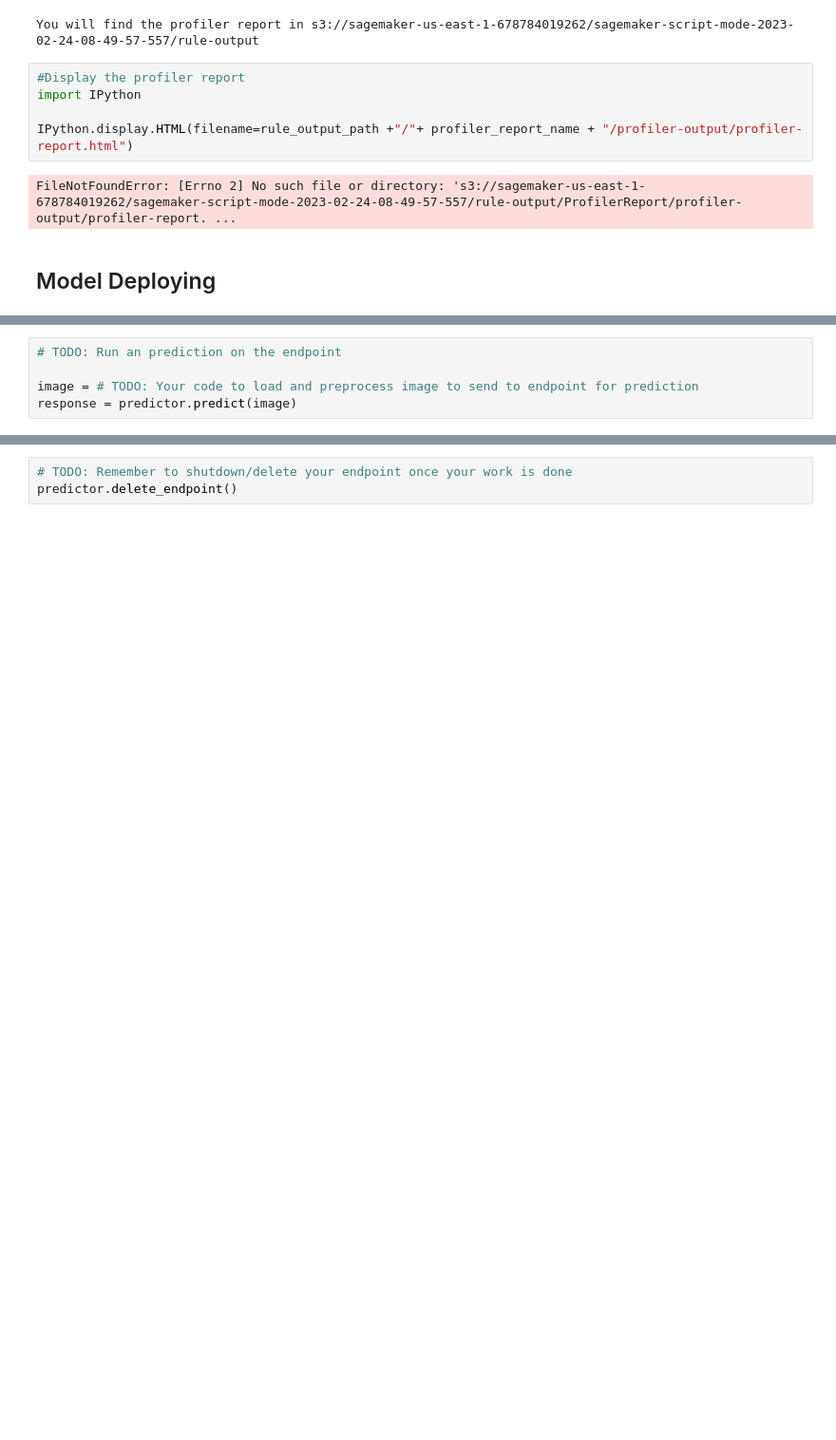
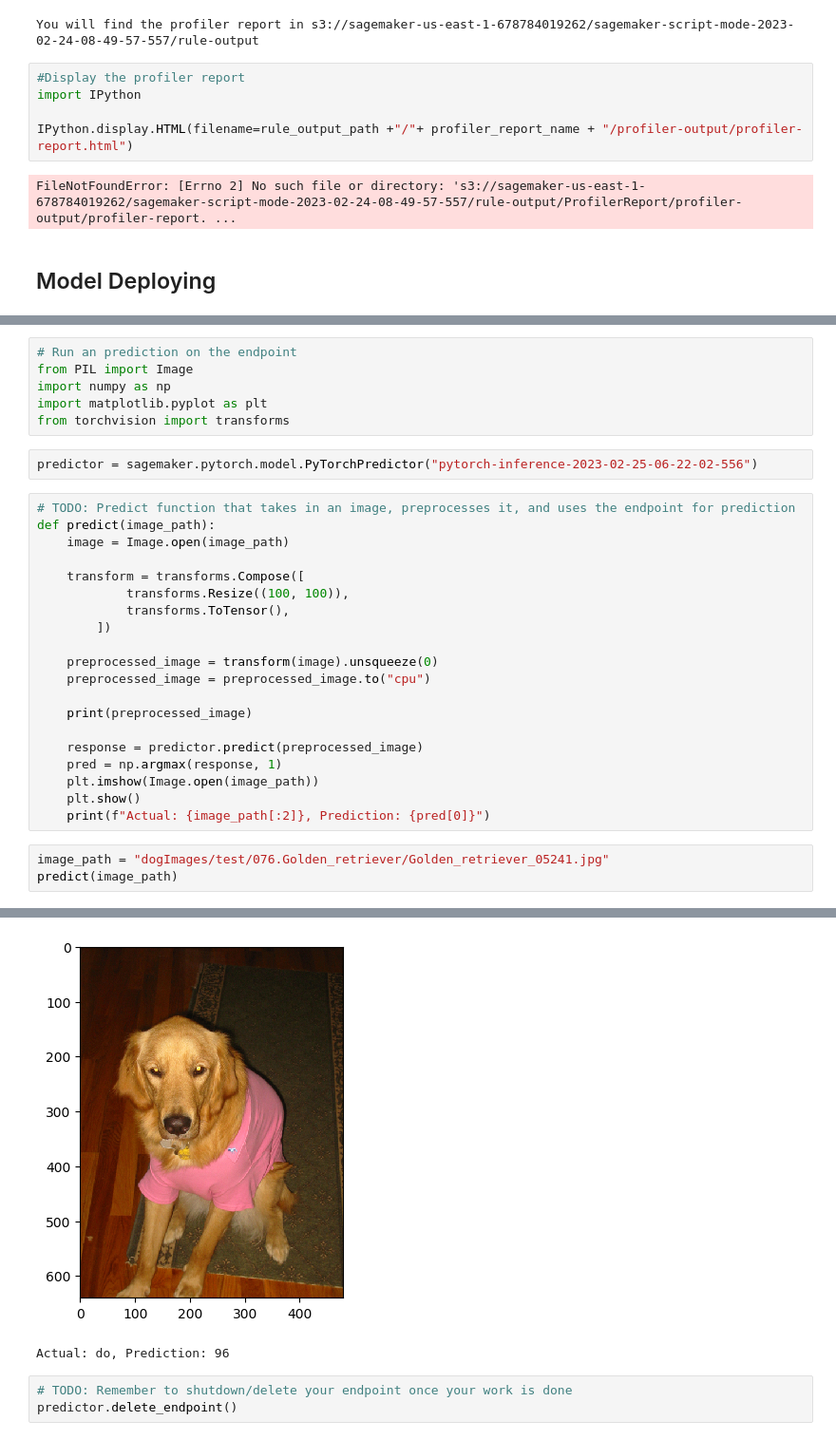
Before and after one commit to DevikaLak/CD0387-deep-learning-topics-within-computer-vision-nlp-project-starter, a Jupyter notebook: train_and_deploy.ipynb, the cells around one changed output, grey strips where cells are left out. Shown at 95% size. Saved outputs shown, nothing was run; the diff lists cells and outputs as text; blank space fills up the shorter version.

```diff
--- a/train_and_deploy.ipynb
+++ b/train_and_deploy.ipynb
@@ -293,5 +347,0 @@ predictor=estimator.deploy() # TODO: Add your deployment configuration like inst
-# %%
-# TODO: Run an prediction on the endpoint
-
-image = # TODO: Your code to load and preprocess image to send to endpoint for prediction
-response = predictor.predict(image)
@@ -297,0 +386,32 @@ response = predictor.predict(image)
+# %%
+# Run an prediction on the endpoint
+from PIL import Image
+import numpy as np
+import matplotlib.pyplot as plt
+from torchvision import transforms
+# %%
+predictor = sagemaker.pytorch.model.PyTorchPredictor("pytorch-inference-2023-02-25-06-22-02-556")
+# %%
+# TODO: Predict function that takes in an image, preprocesses it, and uses the endpoint for prediction
+def predict(image_path):
+    image = Image.open(image_path)
+
+    transform = transforms.Compose([
+            transforms.Resize((100, 100)),
+            transforms.ToTensor(),
+        ])
+
+    preprocessed_image = transform(image).unsqueeze(0)
+    preprocessed_image = preprocessed_image.to("cpu")
+
+    print(preprocessed_image)
+
+    response = predictor.predict(preprocessed_image)
+    pred = np.argmax(response, 1)
+    plt.imshow(Image.open(image_path))
+    plt.show()
+    print(f"Actual: {image_path[:2]}, Prediction: {pred[0]}")
+# %%
+image_path = "dogImages/test/076.Golden_retriever/Golden_retriever_05241.jpg"
+predict(image_path)
+# %% [output]
@@ -298,3 +435,5 @@ response = predictor.predict(image)
+[figure, added]
+Actual: do, Prediction: 96
 # %%
 # TODO: Remember to shutdown/delete your endpoint once your work is done
 predictor.delete_endpoint()
```
Also changed, not shown: parts of 11 cells of this notebook, 2 other files.
